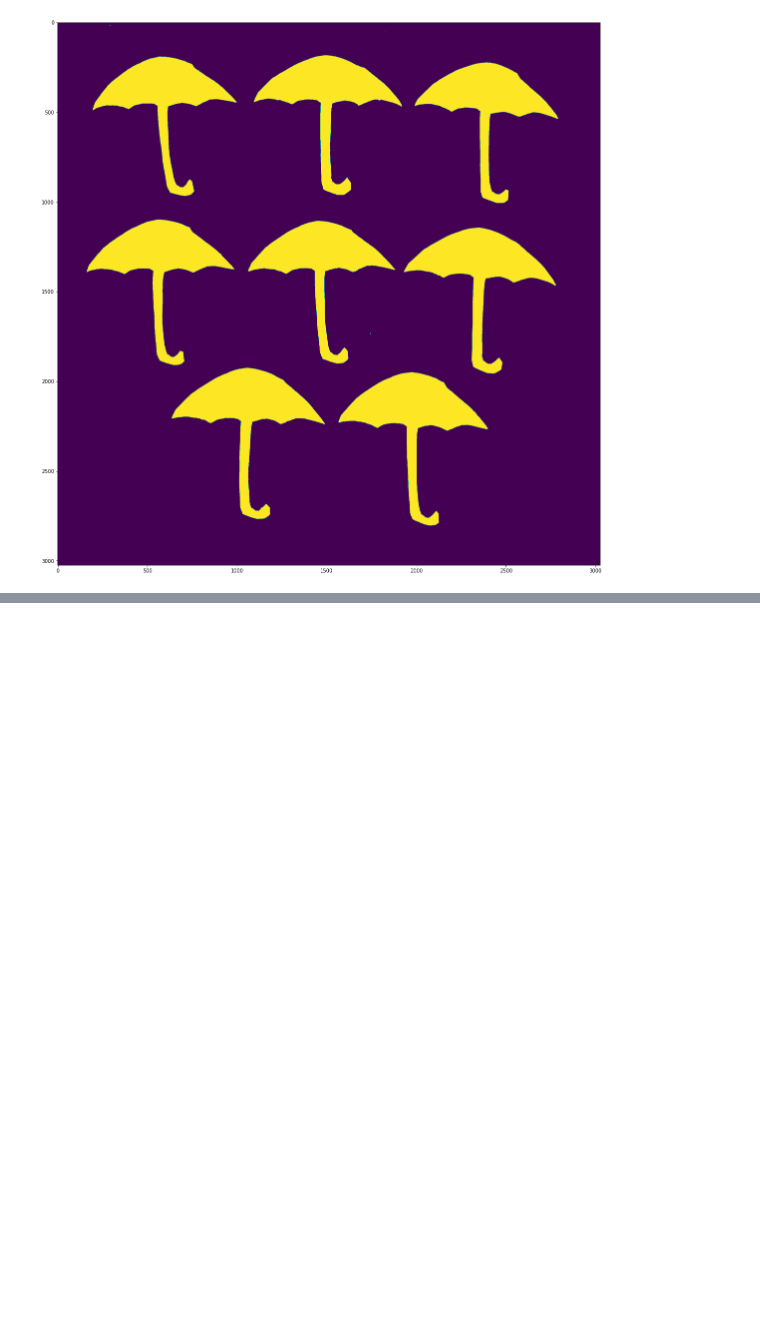
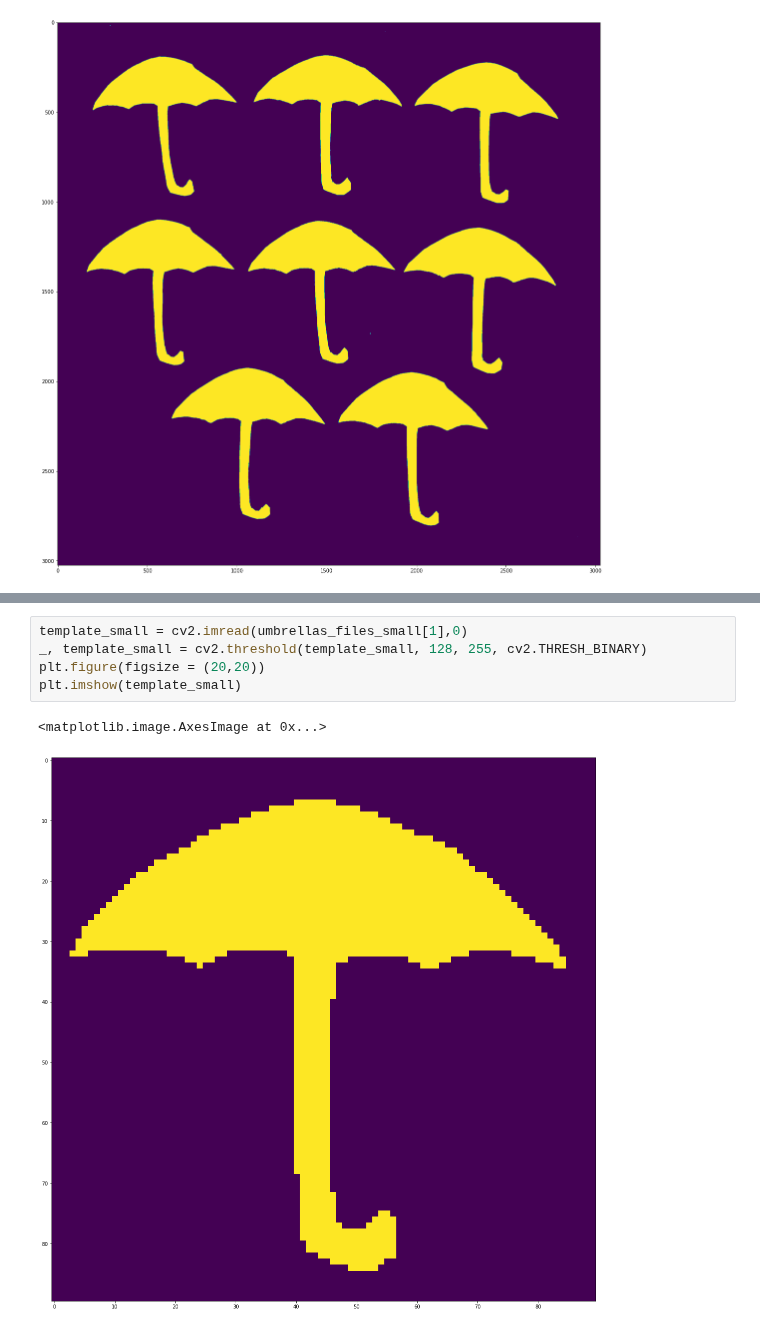
Before and after one commit to oscarteeninga/Metody-Rozpoznawania-Obrazow, a Jupyter notebook: lab2.2/lab2.2.ipynb, the cells around one changed output, grey strips where cells are left out. Drawn from its saved outputs; the diff is of its cells as text; blank space fills up the shorter version.

```diff
--- a/lab2.2/lab2.2.ipynb
+++ b/lab2.2/lab2.2.ipynb
@@ -46,0 +62,8 @@ alg.setTemplate(template)
+# %%
+template_small = cv2.imread(umbrellas_files_small[1],0)
+_, template_small = cv2.threshold(template_small, 128, 255, cv2.THRESH_BINARY)
+plt.figure(figsize = (20,20))
+plt.imshow(template_small)
+# %% [output]
+<matplotlib.image.AxesImage at 0x...>
+[figure, added]
```
Also changed, not shown: parts of 9 cells of this notebook, 32 other files.
